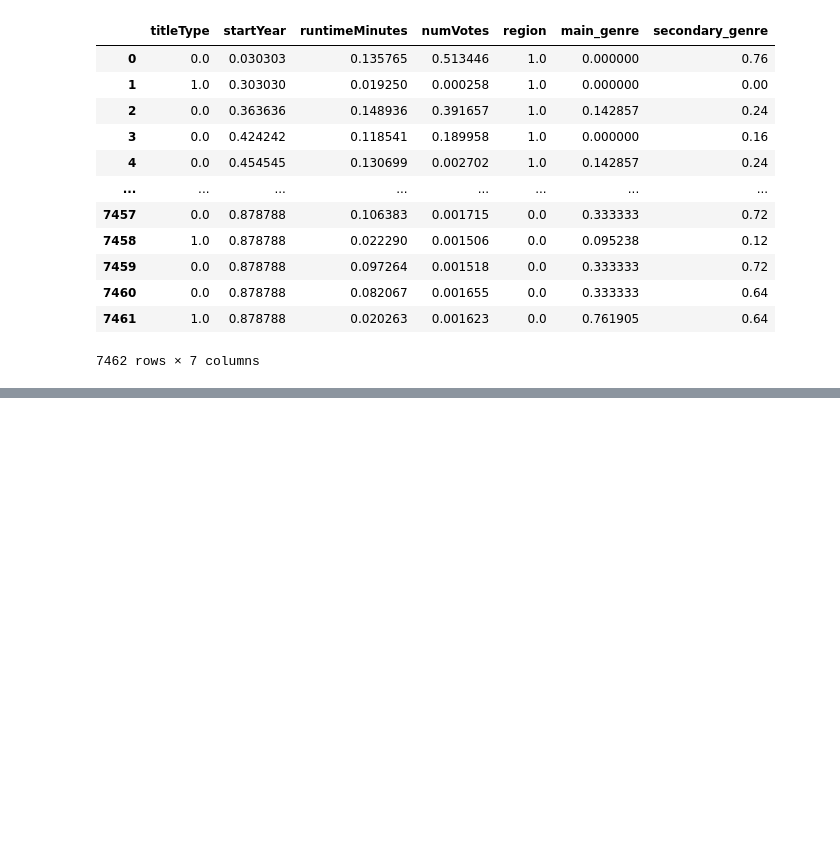
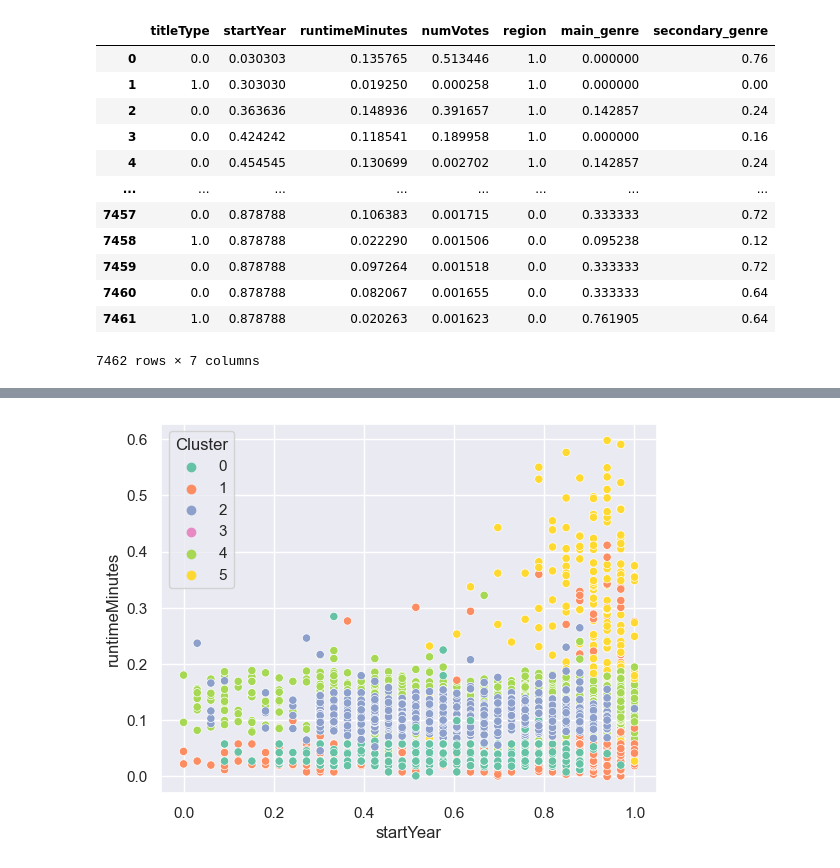
Before and after one commit to ddummann/BI-202302-1, a Jupyter notebook: Lab1/DBScan.ipynb, the cells around one changed output, grey strips where cells are left out. Saved outputs shown, nothing was run; the diff lists cells and outputs as text; code cells hidden in the pictures; blank space fills up the shorter version.

Commit message:
avances2 HDBSCAN

```diff
--- a/Lab1/DBScan.ipynb
+++ b/Lab1/DBScan.ipynb
@@ -121,0 +116,4 @@ array([-1, -1, -1, ..., -1, -1, -1], dtype=int64)
+# %%
+hdb = HDBSCAN(min_cluster_size=30)
+# %%
+clustering = hdb.fit_predict(data_normalizada)
@@ -121,0 +124,3 @@ array([-1, -1, -1, ..., -1, -1, -1], dtype=int64)
+# %%
+HDBSCAN_data = data_normalizada.copy()
+HDBSCAN_data.loc[:,'Cluster'] = clustering
@@ -121,0 +199,7 @@ array([-1, -1, -1, ..., -1, -1, -1], dtype=int64)
+# %%
+sns.scatterplot(x='startYear', y='runtimeMinutes',
+                data=HDBSCAN_data[HDBSCAN_data['Cluster']!=-1],
+                hue='Cluster', palette='Set2', legend='full')
+plt.show()
+# %% [output]
+[figure, added]
```
Also changed, not shown: parts of 10 cells of this notebook.
